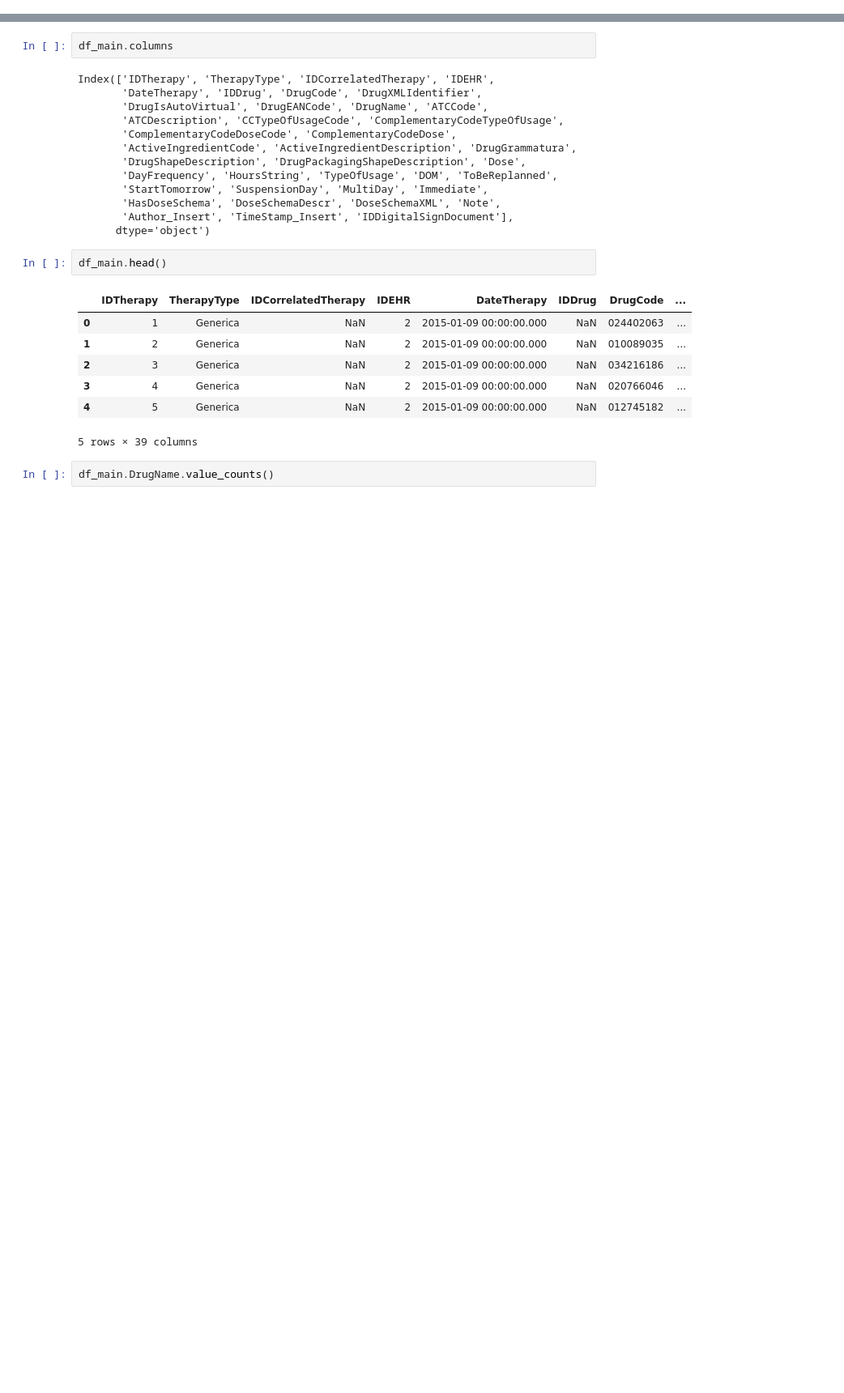
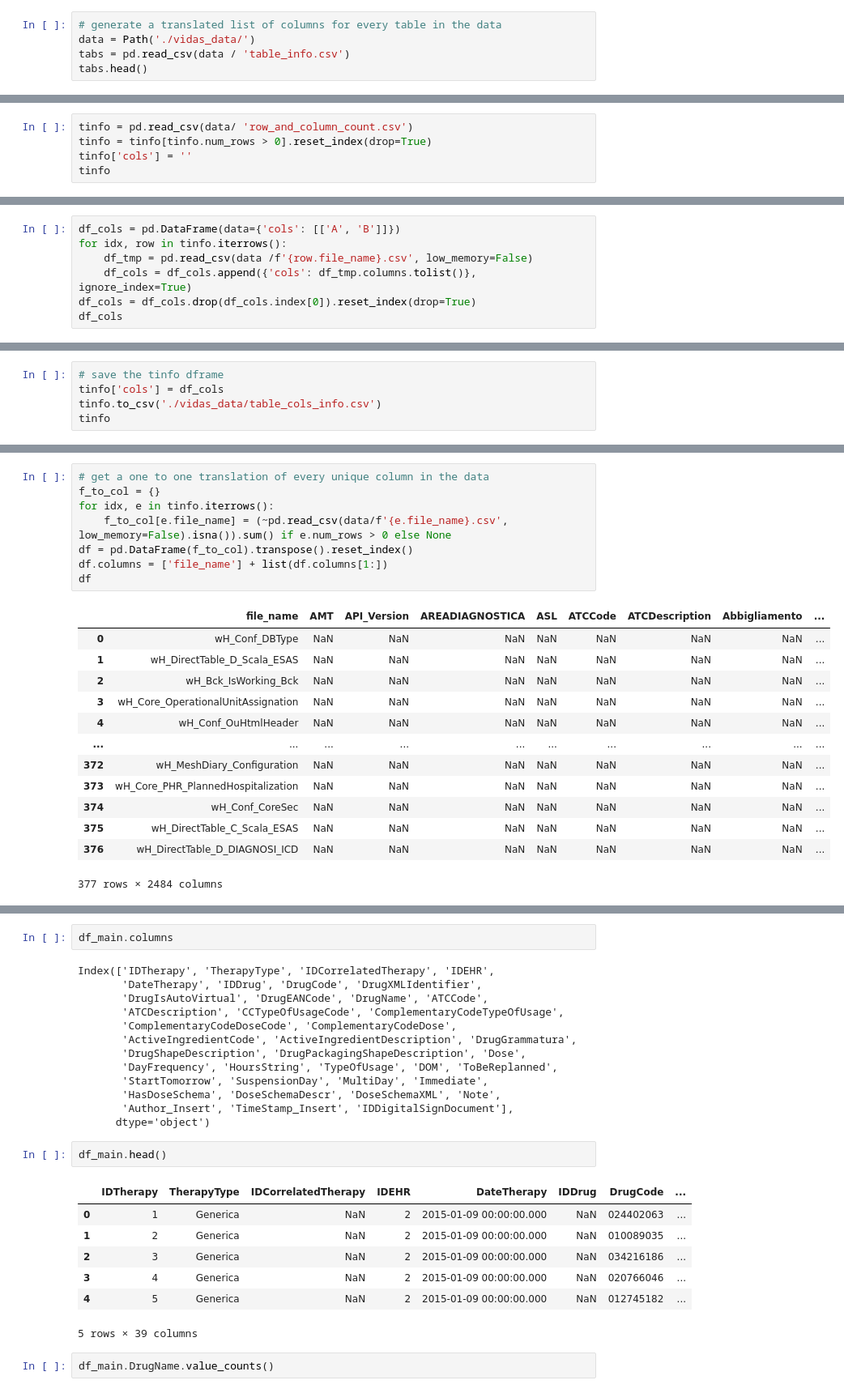
Before and after one commit to ryflect/cs692r-hospice, a Jupyter notebook: Translations.ipynb, the cells around one changed output, grey strips where cells are left out. Shown at 81% size. Saved outputs shown, nothing was run; the diff lists cells and outputs as text; blank space fills up the shorter version.

```diff
--- a/Translations.ipynb
+++ b/Translations.ipynb
@@ -4 +5,6 @@ import pandas as pd
 from googletrans import Translator
+# %%
+# generate a translated list of columns for every table in the data
+data = Path('./vidas_data/')
+tabs = pd.read_csv(data / 'table_info.csv')
+tabs.head()
@@ -4,0 +18,5 @@ from googletrans import Translator
+# %%
+tinfo = pd.read_csv(data/ 'row_and_column_count.csv')
+tinfo = tinfo[tinfo.num_rows > 0].reset_index(drop=True)
+tinfo['cols'] = ''
+tinfo
@@ -4,0 +37,7 @@ from googletrans import Translator
+# %%
+df_cols = pd.DataFrame(data={'cols': [['A', 'B']]})
+for idx, row in tinfo.iterrows():
+    df_tmp = pd.read_csv(data /f'{row.file_name}.csv', low_memory=False)
+    df_cols = df_cols.append({'cols': df_tmp.columns.tolist()}, ignore_index=True)
+df_cols = df_cols.drop(df_cols.index[0]).reset_index(drop=True)
+df_cols
@@ -4,0 +58,5 @@ from googletrans import Translator
+# %%
+# save the tinfo dframe
+tinfo['cols'] = df_cols
+tinfo.to_csv('./vidas_data/table_cols_info.csv')
+tinfo
@@ -4,0 +77,22 @@ from googletrans import Translator
+# %%
+# get a one to one translation of every unique column in the data
+f_to_col = {}
+for idx, e in tinfo.iterrows():
+    f_to_col[e.file_name] = (~pd.read_csv(data/f'{e.file_name}.csv', low_memory=False).isna()).sum() if e.num_rows > 0 else None
+df = pd.DataFrame(f_to_col).transpose().reset_index()
+df.columns = ['file_name'] + list(df.columns[1:])
+df
+# %% [output]
+|  | file_name | AMT | API_Version | AREADIAGNOSTICA | ASL | ATCCode | ATCDescription | Abbigliamento | ... |
+| 0 | wH_Conf_DBType | NaN | NaN | NaN | NaN | NaN | NaN | NaN | ... |
+| 1 | wH_DirectTable_D_Scala_ESAS | NaN | NaN | NaN | NaN | NaN | NaN | NaN | ... |
+| 2 | wH_Bck_IsWorking_Bck | NaN | NaN | NaN | NaN | NaN | NaN | NaN | ... |
+| 3 | wH_Core_OperationalUnitAssignation | NaN | NaN | NaN | NaN | NaN | NaN | NaN | ... |
+| 4 | wH_Conf_OuHtmlHeader | NaN | NaN | NaN | NaN | NaN | NaN | NaN | ... |
+| ... | ... | ... | ... | ... | ... | ... | ... | ... | ... |
+| 372 | wH_MeshDiary_Configuration | NaN | NaN | NaN | NaN | NaN | NaN | NaN | ... |
+| 373 | wH_Core_PHR_PlannedHospitalization | NaN | NaN | NaN | NaN | NaN | NaN | NaN | ... |
+| 374 | wH_Conf_CoreSec | NaN | NaN | NaN | NaN | NaN | NaN | NaN | ... |
+| 375 | wH_DirectTable_C_Scala_ESAS | NaN | NaN | NaN | NaN | NaN | NaN | NaN | ... |
+| 376 | wH_DirectTable_D_DIAGNOSI_ICD | NaN | NaN | NaN | NaN | NaN | NaN | NaN | ... |
+377 rows × 2484 columns
```
Also changed, not shown: parts of 15 cells of this notebook, 1 other file.
